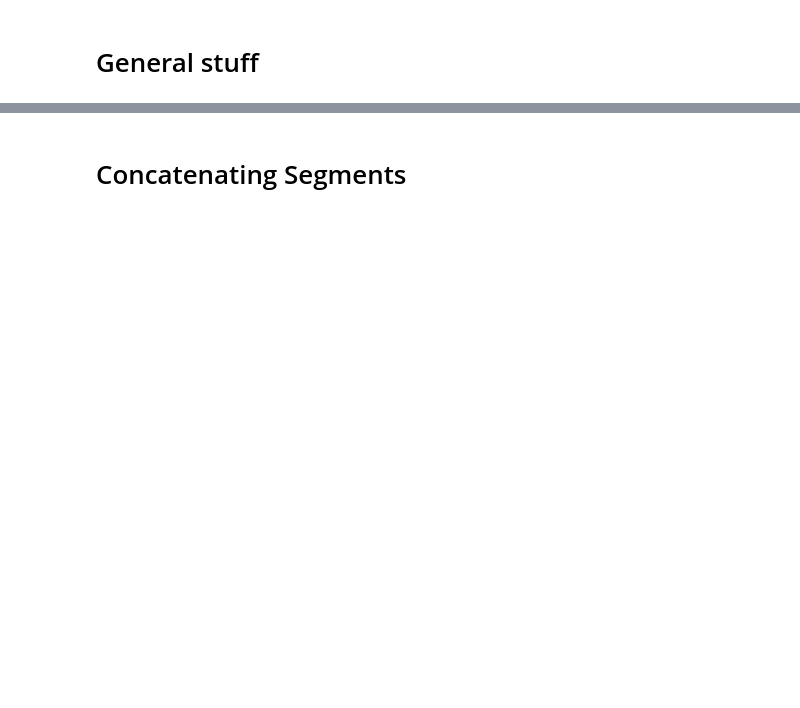
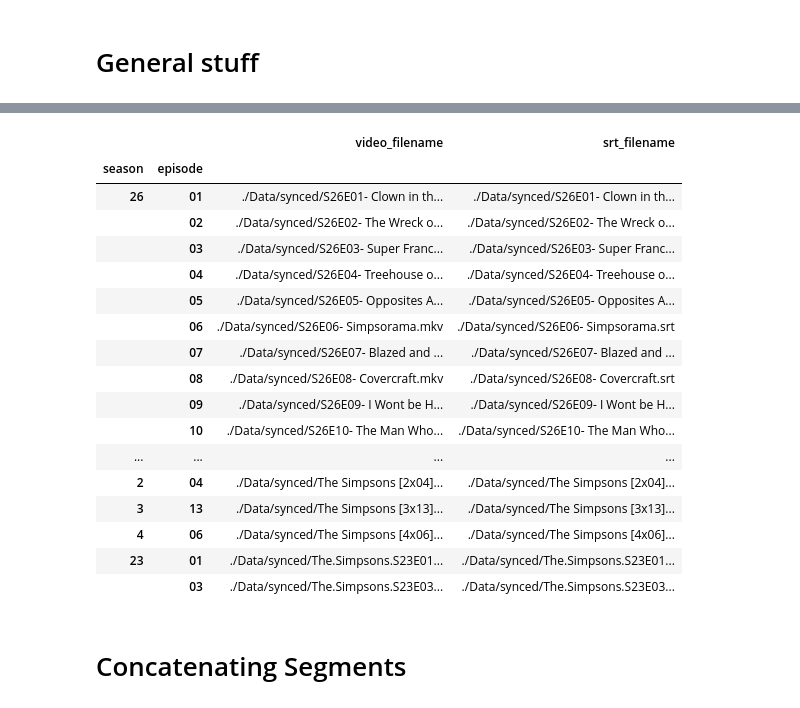
Before and after one commit to alonle/simphony, a Jupyter notebook: Parsing videos.ipynb, the cells around one changed output, grey strips where cells are left out. Saved outputs shown, nothing was run; the diff lists cells and outputs as text; code cells hidden in the pictures; blank space fills up the shorter version.

```diff
--- a/Parsing videos.ipynb
+++ b/Parsing videos.ipynb
@@ -45,3 +16,66 @@ movie_files_df.groupby("season").count()
+# %%
+SEASON_EPISODE_REGEXES = [
+    'S(?P<season>\d\d)\s?E(?P<episode>\d\d)',
+    '\[(?P<season>\d+)x(?P<episode>\d+)\]',
+    '(?P<season>\d+)x(?P<episode>\d+)\s'
+]
+def get_season_episode(s):
+    m = None
+    for regex in SEASON_EPISODE_REGEXES:
+        m = re.search(regex, s)
+        if m: break
+
+    if m:
+        return (m.group("season"), m.group("episode"))
+    else:
+        return None
+
+
+movie_files = [file for suffix in ["mkv", "avi"] for file in glob.glob(MOVIES_PATH+"/*."+suffix)]
+srt_files = [file for suffix in ["srt"] for file in glob.glob(MOVIES_PATH+"/*."+suffix)]
+
+
+videos_df = pd.DataFrame(
+    [ [r[0], *r[1]] for r in [ [f,get_season_episode(f)] for f in movie_files ] if r[1] is not None ],
+    columns=["video_filename", "season", "episode"]
+)
+if np.any(videos_df.groupby(["season", "episode"]).video_filename.transform("size") > 1):
+    raise Exception("Double season+episode in video files")
+
+videos_df.set_index(['season', 'episode'])
+
+
+srts_df = pd.DataFrame(
+    [ [r[0], *r[1]] for r in [ [f,get_season_episode(f)] for f in srt_files ] if r[1] is not None ],
+    columns=["srt_filename", "season", "episode"]
+)
+if np.any(srts_df.groupby(["season", "episode"]).srt_filename.transform("size") > 1):
+    raise Exception("Double season+episode in srt files")
+
+srts_df.set_index(['season', 'episode'])
+
+episodes = pd.merge(videos_df, srts_df).set_index(['season', 'episode'])
+# %%
+episodes
+# %% [output]
+|  |  | video_filename | srt_filename |
+| season | episode |  |  |
+| 26 | 01 | ./Data/synced/S26E01- Clown in th... | ./Data/synced/S26E01- Clown in th... |
+|  | 02 | ./Data/synced/S26E02- The Wreck o... | ./Data/synced/S26E02- The Wreck o... |
+|  | 03 | ./Data/synced/S26E03- Super Franc... | ./Data/synced/S26E03- Super Franc... |
+|  | 04 | ./Data/synced/S26E04- Treehouse o... | ./Data/synced/S26E04- Treehouse o... |
+|  | 05 | ./Data/synced/S26E05- Opposites A... | ./Data/synced/S26E05- Opposites A... |
+|  | 06 | ./Data/synced/S26E06- Simpsorama.mkv | ./Data/synced/S26E06- Simpsorama.srt |
+|  | 07 | ./Data/synced/S26E07- Blazed and ... | ./Data/synced/S26E07- Blazed and ... |
+|  | 08 | ./Data/synced/S26E08- Covercraft.mkv | ./Data/synced/S26E08- Covercraft.srt |
+|  | 09 | ./Data/synced/S26E09- I Wont be H... | ./Data/synced/S26E09- I Wont be H... |
+|  | 10 | ./Data/synced/S26E10- The Man Who... | ./Data/synced/S26E10- The Man Who... |
+| ... | ... | ... | ... |
+| 2 | 04 | ./Data/synced/The Simpsons [2x04]... | ./Data/synced/The Simpsons [2x04]... |
+| 3 | 13 | ./Data/synced/The Simpsons [3x13]... | ./Data/synced/The Simpsons [3x13]... |
+| 4 | 06 | ./Data/synced/The Simpsons [4x06]... | ./Data/synced/The Simpsons [4x06]... |
+| 23 | 01 | ./Data/synced/The.Simpsons.S23E01... | ./Data/synced/The.Simpsons.S23E01... |
+|  | 03 | ./Data/synced/The.Simpsons.S23E03... | ./Data/synced/The.Simpsons.S23E03... |
 # %% [markdown]
 # Concatenating Segments
 # %%
```
Also changed, not shown: parts of 18 cells of this notebook.
